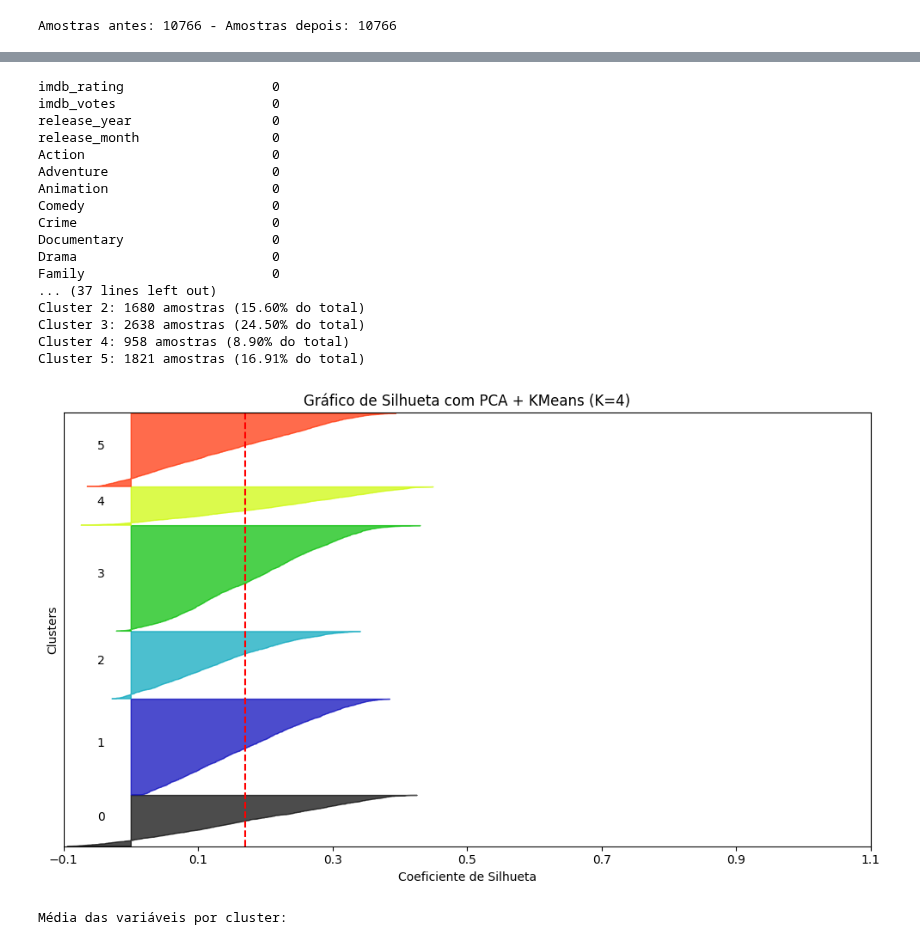
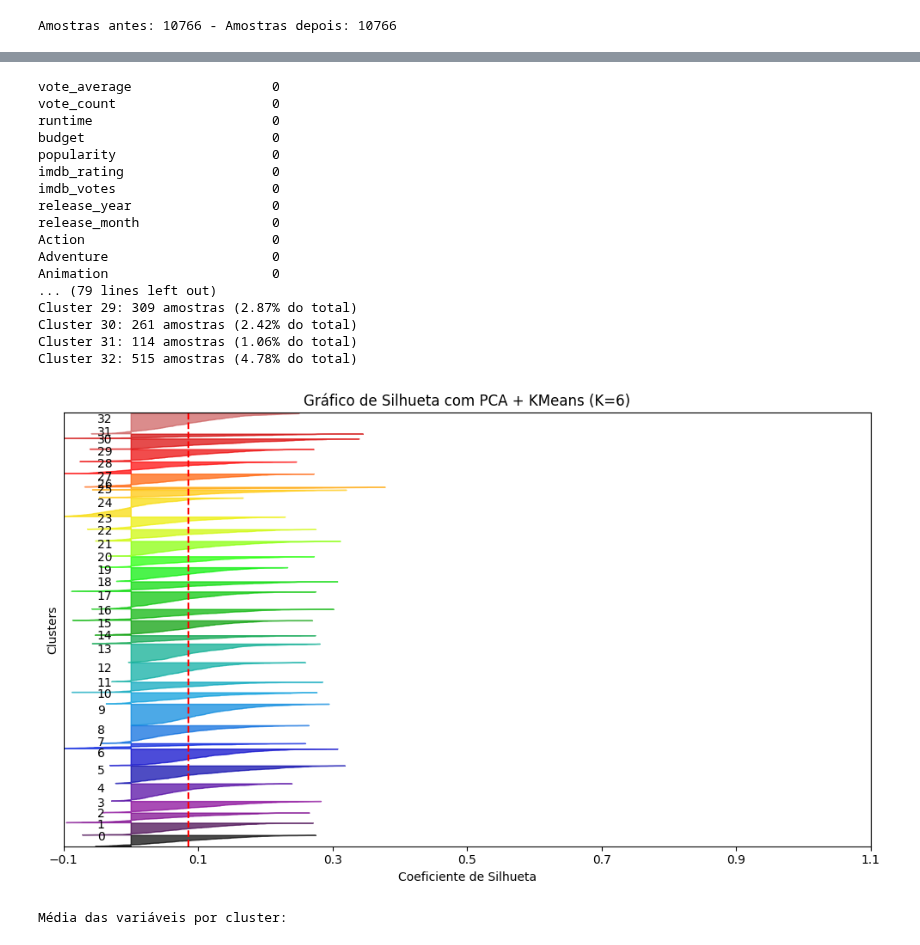
Before and after one commit to rodrigosantana24/projeto-pisi3, a Jupyter notebook: tratamento_thalyson.ipynb, the cells around one changed output, grey strips where cells are left out. Saved outputs shown, nothing was run; the diff lists cells and outputs as text; code cells hidden in the pictures.

Commit message:
Melhorando a clusterização , aumentando o numero de clusters e melhorando a escolha dos generos , agora cada filme pode ter mais de um genero

```diff
--- a/tratamento_thalyson.ipynb
+++ b/tratamento_thalyson.ipynb
@@ -284,10 +344,13 @@ dtype: int64
 
 Total de gêneros únicos: 19
 # %%
+# Mostra as colunas de gênero
+genero_cols = [col for col in df.columns if col in ['Action', 'Adventure', 'Comedy', 'Drama', 'Horror', 'Romance', 'Thriller', 'Outros']]  # ajuste conforme seus gêneros
 
-df['genres'] = df['genres'].apply(lambda x: [x] if isinstance(x, str) else x)
-genres_encoded = multi_hot_top_n(df, 'genres', top_n=19)
+# Exibe as primeiras linhas com as colunas de gênero
+print(df[genero_cols + ['title']].head(10))
 
-df = pd.concat([df.drop(['genres'], axis=1),
-                genres_encoded], axis=1)
-df.head(10)
+# Verifica se algum filme tem mais de um gênero marcado
+df['num_generos'] = df[genero_cols].sum(axis=1)
+print(df[['title', 'num_generos']].head(10))
+print("Filmes com mais de um gênero:", (df['num_generos'] > 1).sum())
@@ -293,0 +375,4 @@ df.head(10)
+# %%
+df.drop(columns=['num_generos'], inplace=True)
+df.head(10)
+df.info()
@@ -362,7 +447,7 @@ def garantir_lista_empresas(x):
         return ['Outros']
 
 df['production_companies'] = df['production_companies'].apply(garantir_lista_empresas)
-companies_encoded = multi_hot_top_n(df, 'production_companies', top_n=10)
+companies_encoded = multi_hot_top_n(df, 'production_companies', top_n=19)
 
 df = pd.concat([df.drop(['production_companies'], axis=1),
                 companies_encoded], axis=1)
@@ -662,33 +783,15 @@ from sklearn.preprocessing import RobustScaler
 from sklearn.decomposition import PCA
 from sklearn.cluster import KMeans
 from sklearn.metrics import silhouette_samples, silhouette_score
+from IPython.display import display
 
 # 1. Seleção das colunas (numéricas + derivadas)
-features = [
-    # Variáveis numéricas principais
-    'imdb_rating', 'imdb_votes',
-    'release_year', 'release_month',
+# Usa a lista 'features' já definida no notebook
+print(df[features].isnull().sum())
 
-    # Gêneros (ajuste conforme seus one-hot)
-    'Action', 'Adventure', 'Animation', 'Comedy', 'Crime', 'Documentary', 'Drama',
-    'Family', 'Fantasy', 'History', 'Horror', 'Music', 'Mystery', 'Outros',
-    'Romance', 'Science Fiction', 'Thriller', 'War', 'Western',
-
-    # Principais produtoras (se quiser incluir)
-    '20th Century Fox', 'Columbia Pictures', 'Goldwyn', 'Mayer', 'Metro',
-    'Paramount Pictures', 'RKO Radio Pictures', 'Universal Pictures',
-    'Walt Disney Productions', 'Warner Bros. Pictures',
-
-    # Variáveis derivadas
-    'popularity_per_budget', 'vote_weighted', 'runtime_per_budget',
-    'vote_popularity_weighted', 'budget_log', 'vote_count_log',
-
-    # Continentes (one-hot)
-    'continent_Africa', 'continent_America_do_Norte', 'continent_Asia',
-    'continent_Europa', 'continent_Outros'
-]
-print(df[features].isnull().sum())
 # 2. Escalonamento com RobustScaler
+X = df[features].copy()
+X.to_csv(r'C:\Users\Samsung\OneDrive\Área de Trabalho\X.csv', index=False)
 scaler = RobustScaler()
 X_scaled = scaler.fit_transform(X)
 
@@ -697,8 +800,8 @@ pca = PCA(n_components=0.95, random_state=42)
 X_pca = pca.fit_transform(X_scaled)
 print(f"Número de componentes PCA escolhidos: {X_pca.shape[1]}")
 
-# 4. KMeans com 4 clusters
-n_clusters = 6
+# 4. KMeans com 6 clusters
+n_clusters = 33
 kmeans = KMeans(n_clusters=n_clusters, random_state=42, n_init=100)
 cluster_labels = kmeans.fit_predict(X_pca)
 
@@ -739,47 +842,46 @@ for i in range(n_clusters):
     ax1.text(-0.05, y_lower + 0.5 * size_cluster_i, str(i))
     y_lower = y_upper + 10
 
-ax1.set_title("Gráfico de Silhueta com PCA + KMeans (K=4)")
+ax1.set_title("Gráfico de Silhueta com PCA + KMeans (K=6)")
 ax1.set_xlabel("Coeficiente de Silhueta")
 ax1.set_ylabel("Clusters")
 ax1.axvline(x=silhouette_avg, color="red", linestyle="--")
 ax1.set_yticks([])
 ax1.set_xticks(np.arange(-0.1, 1.1, 0.2))
 
 plt.tight_layout()
 plt.show()
 
 # Adiciona os rótulos dos clusters ao DataFrame original
 df_analisado = df.copy()
 df_analisado['cluster'] = cluster_labels  # cluster_labels deve vir do seu KMeans
 
-df_analisado['pca_0'] = X_pca[:, 0]
-df_analisado['pca_1'] = X_pca[:, 1]
-df_analisado['pca_2'] = X_pca[:, 2]
+for i in range(min(3, X_pca.shape[1])):
+    df_analisado[f'pca_{i}'] = X_pca[:, i]
 
 # Calcula a média de cada feature por cluster
 resumo_por_cluster = df_analisado.groupby('cluster')[features].mean().round(2)
 
 # Exibe o resumo
 print("Média das variáveis por cluster:")
 display(resumo_por_cluster)
 # %% [output]
+vote_average                  0
+vote_count                    0
+runtime                       0
+budget                        0
+popularity                    0
 imdb_rating                   0
 imdb_votes                    0
 release_year                  0
 release_month                 0
 Action                        0
 Adventure                     0
 Animation                     0
-Comedy                        0
-Crime                         0
-Documentary                   0
-Drama                         0
-Family                        0
-... (37 lines left out)
-Cluster 2: 1680 amostras (15.60% do total)
-Cluster 3: 2638 amostras (24.50% do total)
-Cluster 4: 958 amostras (8.90% do total)
-Cluster 5: 1821 amostras (16.91% do total)
+... (79 lines left out)
+Cluster 29: 309 amostras (2.87% do total)
+Cluster 30: 261 amostras (2.42% do total)
+Cluster 31: 114 amostras (1.06% do total)
+Cluster 32: 515 amostras (4.78% do total)
-[figure, old version]
+[figure, new version]
 Média das variáveis por cluster:
```
Also changed, not shown: parts of 22 cells of this notebook, 1 other file.
